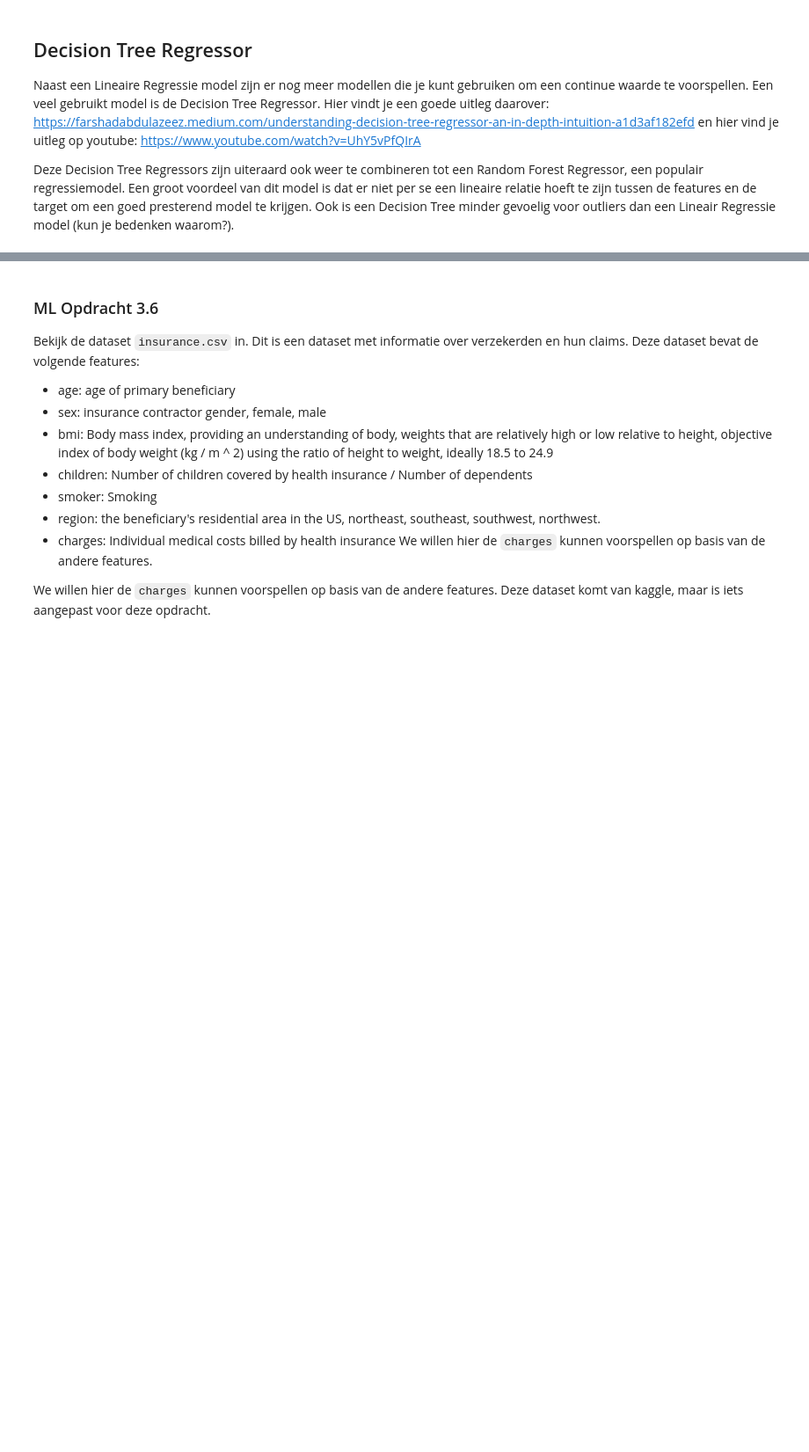
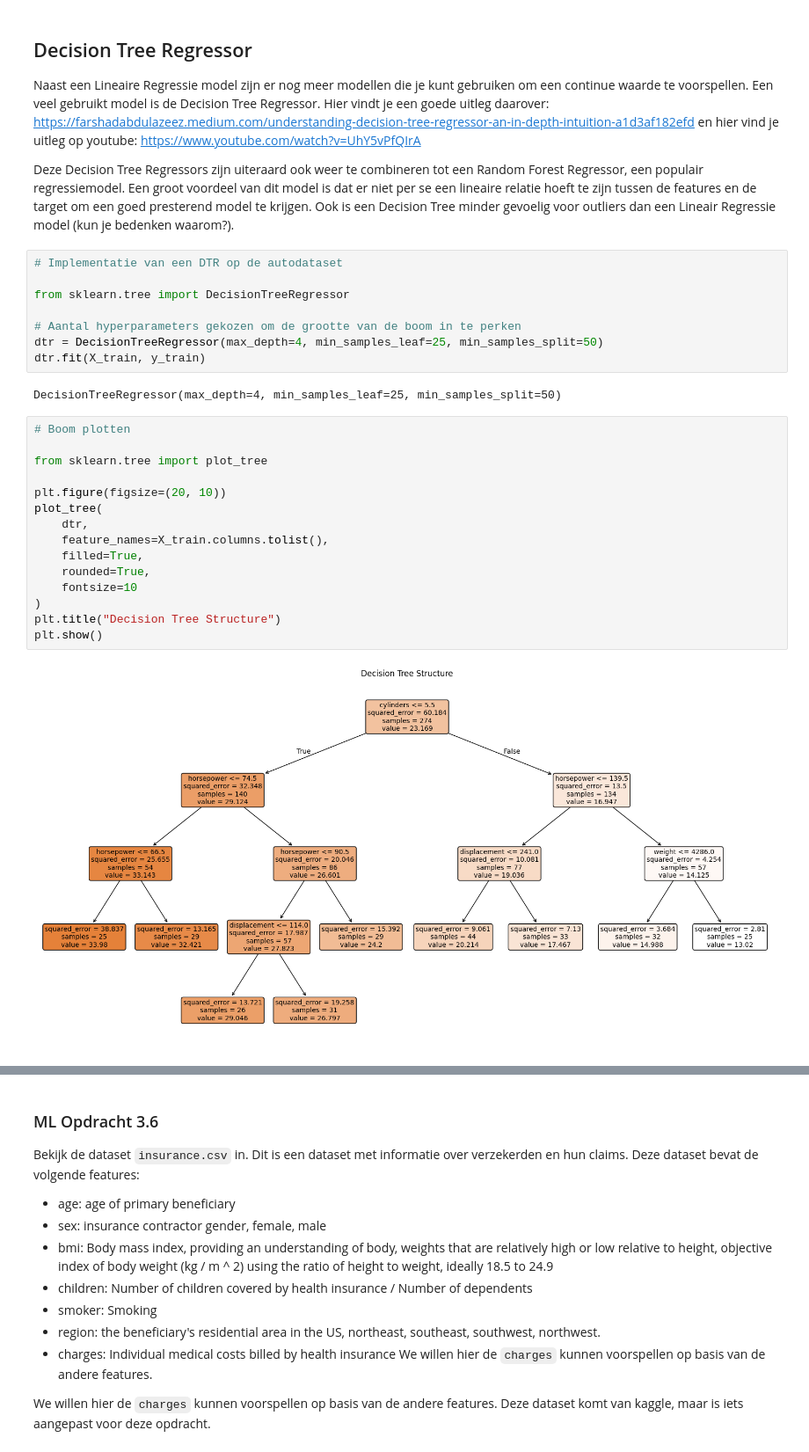
Before and after one commit to melatr/S3_AI_lesmateriaal, a Jupyter notebook: Uitwerkingen/machine_learning_les3.ipynb, the cells around one changed output, grey strips where cells are left out. Shown: that part at 88% size. Cells and saved outputs as stored; diff of their text form; blank space fills up the shorter version.

```diff
--- a/Uitwerkingen/machine_learning_les3.ipynb
+++ b/Uitwerkingen/machine_learning_les3.ipynb
@@ -385,3 +436,30 @@ In de praktijk ga je vaak een aantal technieken proberen en kijken wat het beste
 Naast een Lineaire Regressie model zijn er nog meer modellen die je kunt gebruiken om een continue waarde te voorspellen. Een veel gebruikt model is de Decision Tree Regressor. Hier vindt je een goede uitleg daarover: https://farshadabdulazeez.medium.com/understanding-decision-tree-regressor-an-in-depth-intuition-a1d3af182efd en hier vind je uitleg op youtube: https://www.youtube.com/watch?v=UhY5vPfQIrA
 
 Deze Decision Tree Regressors zijn uiteraard ook weer te combineren tot een Random Forest Regressor, een populair regressiemodel. Een groot voordeel van dit model is dat er niet per se een lineaire relatie hoeft te zijn tussen de features en de target om een goed presterend model te krijgen. Ook is een Decision Tree minder gevoelig voor outliers dan een Lineair Regressie model (kun je bedenken waarom?).
+# %%
+# Implementatie van een DTR op de autodataset
+
+from sklearn.tree import DecisionTreeRegressor
+
+# Aantal hyperparameters gekozen om de grootte van de boom in te perken
+dtr = DecisionTreeRegressor(max_depth=4, min_samples_leaf=25, min_samples_split=50)
+dtr.fit(X_train, y_train)
+# %% [output]
+DecisionTreeRegressor(max_depth=4, min_samples_leaf=25, min_samples_split=50)
+# %%
+# Boom plotten
+
+from sklearn.tree import plot_tree
+
+plt.figure(figsize=(20, 10))
+plot_tree(
+    dtr,
+    feature_names=X_train.columns.tolist(),
+    filled=True,
+    rounded=True,
+    fontsize=10
+)
+plt.title("Decision Tree Structure")
+plt.show()
+# %% [output]
+[figure, added]
```
Also changed, not shown: parts of 42 cells of this notebook.
